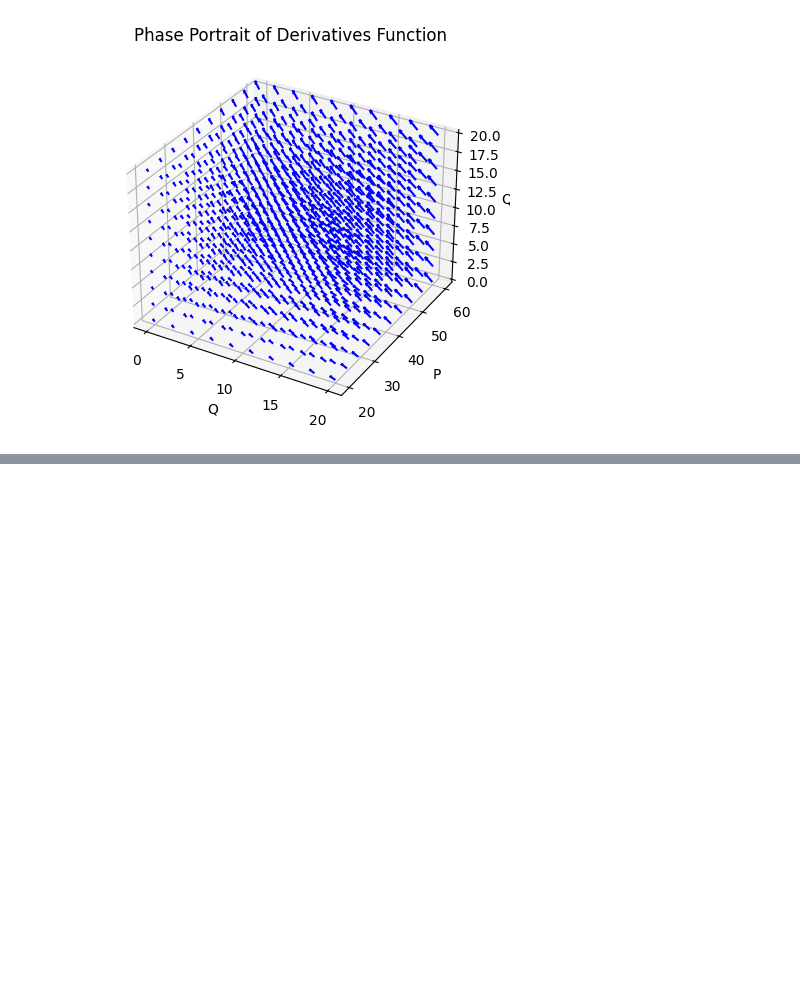
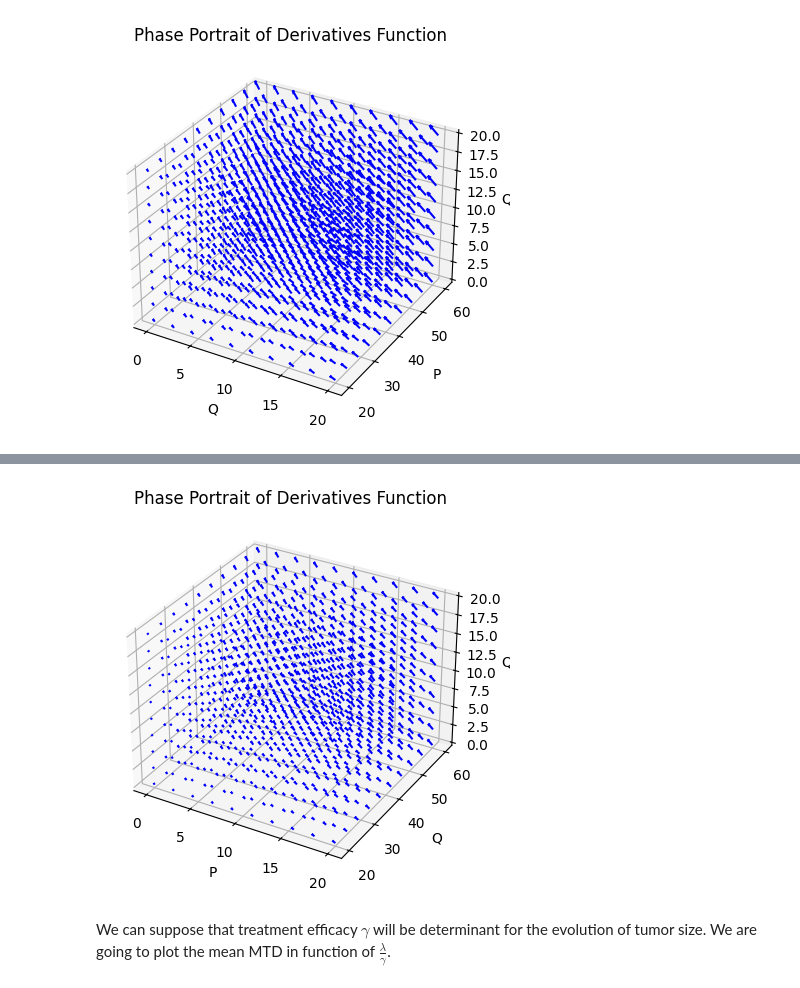
Before and after one commit to ambrejaeger/TP-M2, a Jupyter notebook: TP_parameters_exploration.ipynb, the cells around one changed output, grey strips where cells are left out. Drawn from its saved outputs; the diff is of its cells as text; code cells hidden in the pictures; blank space fills up the shorter version.

```diff
--- a/TP_parameters_exploration.ipynb
+++ b/TP_parameters_exploration.ipynb
@@ -323,0 +227,6 @@ plt.show()
+# %%
+plot_3D_phase_portrait(0.6, parameters_TMZ)
+# %% [output]
+[figure, added]
+# %% [markdown]
+We can suppose that treatment efficacy $\gamma$ will be determinant for the evolution of tumor size. We are going to plot the mean MTD in function of $\frac{\lambda}{\gamma}$.
```
Also changed, not shown: parts of 5 cells of this notebook.
